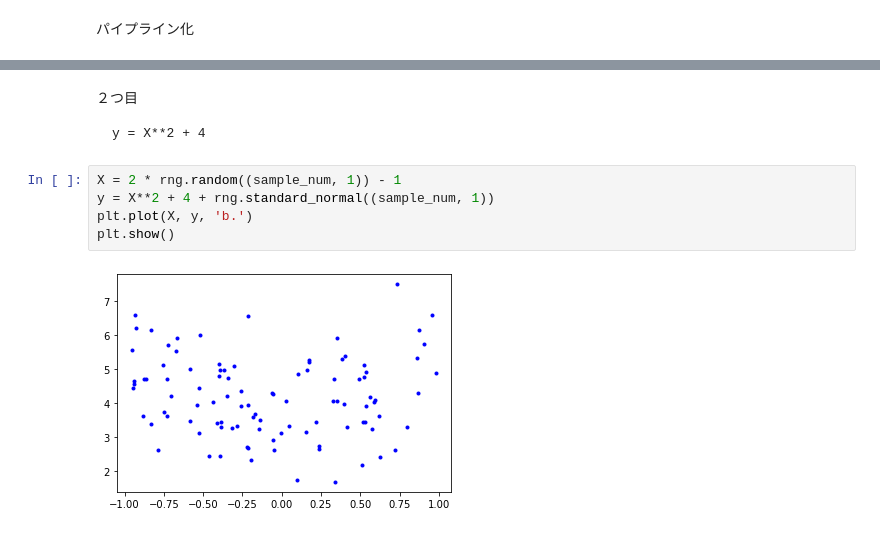
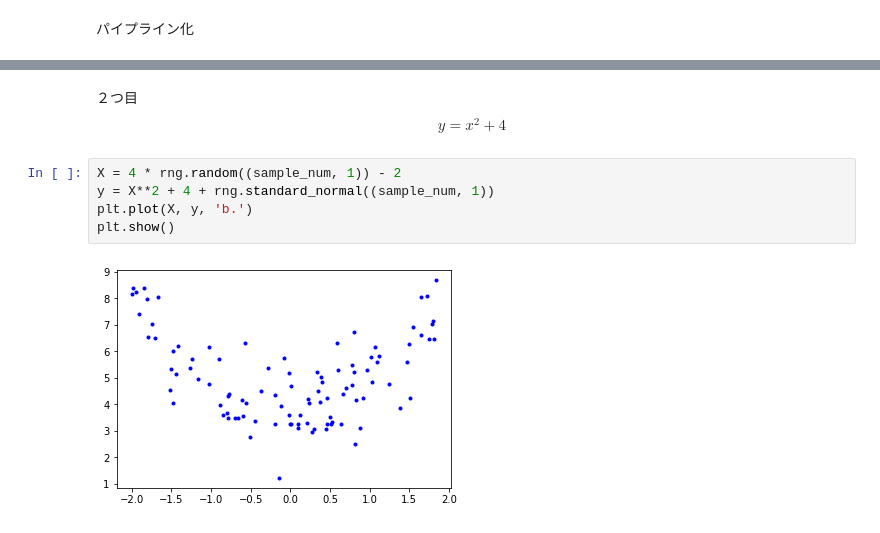
Before and after one commit to zawa-tin/ml_practice, a Jupyter notebook: hoge/Linear_predict.py.ipynb, the cells around one changed output, grey strips where cells are left out. Saved outputs shown, nothing was run; the diff lists cells and outputs as text.

````diff
--- a/hoge/Linear_predict.py.ipynb
+++ b/hoge/Linear_predict.py.ipynb
@@ -103,15 +141,15 @@ array([0.81800073])
 # %% [markdown]
 ２つ目
-```math
-y = X**2 + 4
-```
+$$
+    y = x^2 + 4
+$$
 # %%
-X = 2 * rng.random((sample_num, 1)) - 1
+X = 4 * rng.random((sample_num, 1)) - 2
 y = X**2 + 4 + rng.standard_normal((sample_num, 1))
 plt.plot(X, y, 'b.')
 plt.show()
 # %% [output]
-[figure, old version]
+[figure, new version]
 # %%
 linear_regression(X, y, dimension=2)
 # %% [output]
````
Also changed, not shown: parts of 35 cells of this notebook.
